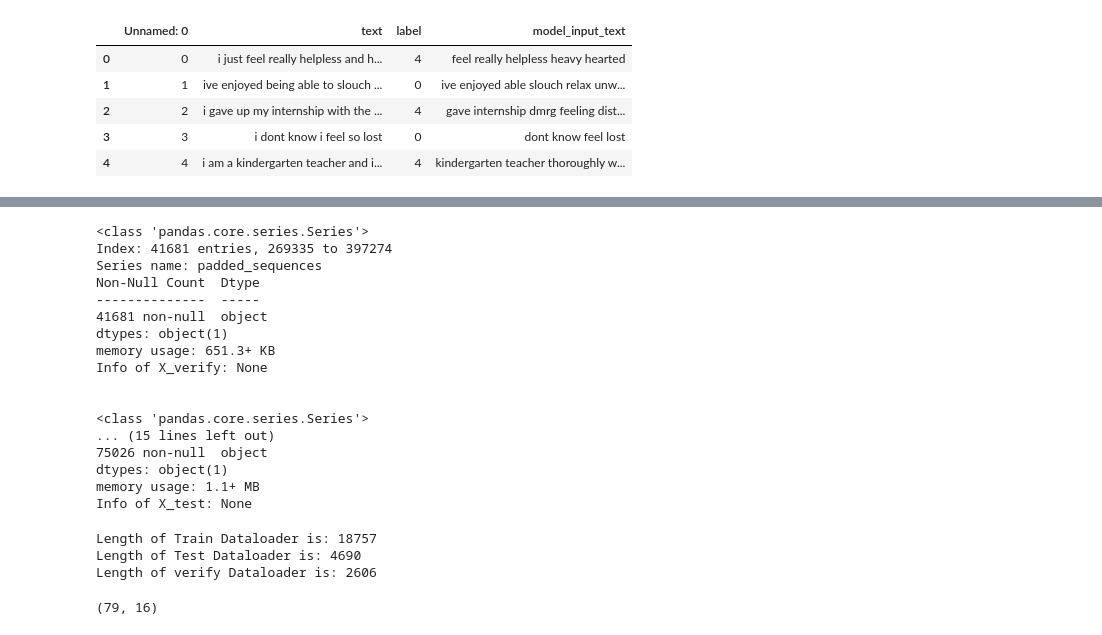
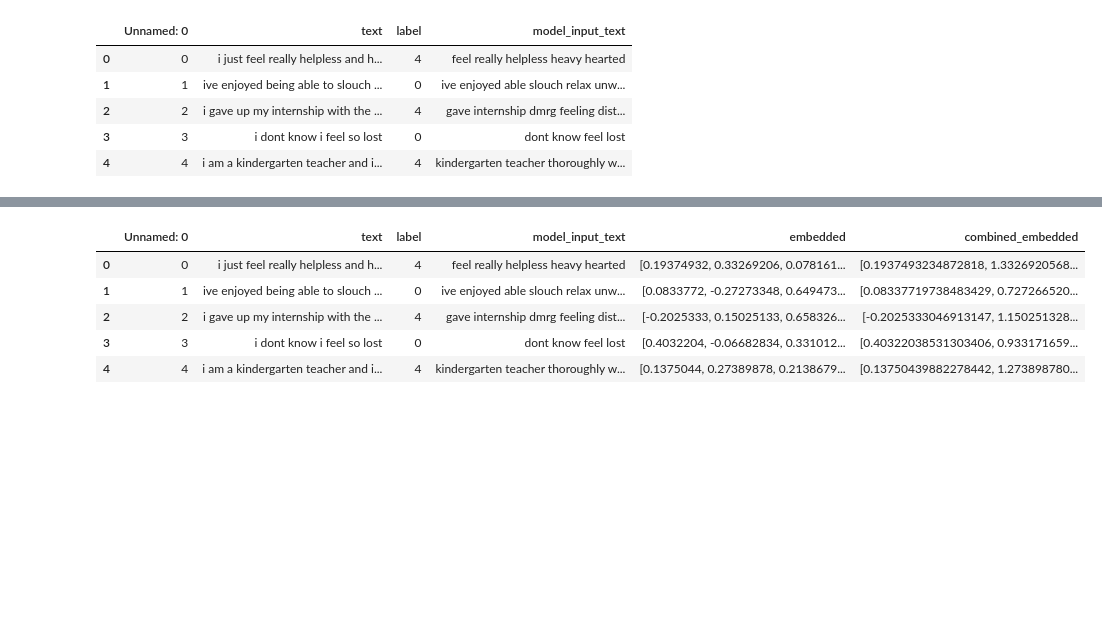
Before and after one commit to agoya27/Sentiment-Analysis-Using-Transformers, a Jupyter notebook: Sentiment_Analysis_Using_Transformers.ipynb, the cells around one changed output, grey strips where cells are left out. Cells and saved outputs as stored; diff of their text form; code cells hidden in the pictures; blank space fills up the shorter version.

```diff
--- a/Sentiment_Analysis_Using_Transformers.ipynb
+++ b/Sentiment_Analysis_Using_Transformers.ipynb
@@ -169,0 +109,11 @@ data.head()
+# %%
+from sentence_transformers import SentenceTransformer
+# Load a pre-trained model
+model = SentenceTransformer('paraphrase-MiniLM-L6-v2')
+
+def embedding(sentence):
+  embeddings = model.encode(sentence)
+  return embeddings
+# %%
+data['embedded'] = data['model_input_text'].apply(embedding)
+data.head()
@@ -170 +127,26 @@ data.head()
+# %%
+def get_positional_encodings(seq_len=1, embedding_dim=384):
+    pos_enc = np.zeros((seq_len, embedding_dim))
+    for pos in range(seq_len):
+        for i in range(0, embedding_dim, 2):
+            pos_enc[pos, i] = np.sin(pos / (10000 ** ((2 * i)/embedding_dim)))
+            if i + 1 < embedding_dim:
+                pos_enc[pos, i + 1] = np.cos(pos / (10000 ** ((2 * (i + 1))/embedding_dim)))
+    return pos_enc
+# %%
+position_encoding = get_positional_encodings()
+
+def combined_embedding(embedding):
+  comb_embedding = embedding + position_encoding.squeeze(0)
+  return comb_embedding
+# %%
+data['combined_embedded'] = data['embedded'].apply(combined_embedding)
+data.head()
+# %% [output]
+|  | Unnamed: 0 | text | label | model_input_text | embedded | combined_embedded |
+| 0 | 0 | i just feel really helpless and h... | 4 | feel really helpless heavy hearted | [0.19374932, 0.33269206, 0.078161... | [0.1937493234872818, 1.3326920568... |
+| 1 | 1 | ive enjoyed being able to slouch ... | 0 | ive enjoyed able slouch relax unw... | [0.0833772, -0.27273348, 0.649473... | [0.08337719738483429, 0.727266520... |
+| 2 | 2 | i gave up my internship with the ... | 4 | gave internship dmrg feeling dist... | [-0.2025333, 0.15025133, 0.658326... | [-0.2025333046913147, 1.150251328... |
+| 3 | 3 | i dont know i feel so lost | 0 | dont know feel lost | [0.4032204, -0.06682834, 0.331012... | [0.40322038531303406, 0.933171659... |
+| 4 | 4 | i am a kindergarten teacher and i... | 4 | kindergarten teacher thoroughly w... | [0.1375044, 0.27389878, 0.2138679... | [0.13750439882278442, 1.273898780... |
 # %%
@@ -181,23 +163,5 @@ X_train, X_test, y_train, y_test = train_test_split(X_model, y_model, test_size=
 # %%
-print(f"Info of X_verify: {X_verify.info()} \n\n")
-print(f"Info of X_train: {X_train.info()} \n\n")
-print(f"Info of X_test: {X_test.info()} \n\n")
+# print(f"Info of X_verify: {X_verify.info()} \n\n")
+# print(f"Info of X_train: {X_train.info()} \n\n")
+# print(f"Info of X_test: {X_test.info()} \n\n")
-# %% [output]
-<class 'pandas.core.series.Series'>
-Index: 41681 entries, 269335 to 397274
-Series name: padded_sequences
-Non-Null Count  Dtype
---------------  -----
-41681 non-null  object
-dtypes: object(1)
-memory usage: 651.3+ KB
-Info of X_verify: None
-
-
-<class 'pandas.core.series.Series'>
-... (15 lines left out)
-75026 non-null  object
-dtypes: object(1)
-memory usage: 1.1+ MB
-Info of X_test: None
 # %%
@@ -222,13 +186,7 @@ for X_batch, y_batch in verify_dataloader:
 # %%
-print(f"Length of Train Dataloader is: {len(train_dataloader)}")
-print(f"Length of Test Dataloader is: {len(test_dataloader)}")
-print(f"Length of verify Dataloader is: {len(verify_dataloader)}")
+# print(f"Length of Train Dataloader is: {len(train_dataloader)}")
+# print(f"Length of Test Dataloader is: {len(test_dataloader)}")
+# print(f"Length of verify Dataloader is: {len(verify_dataloader)}")
-# %% [output]
-Length of Train Dataloader is: 18757
-Length of Test Dataloader is: 4690
-Length of verify Dataloader is: 2606
 # %%
-train_feature_batch, train_labels_batch = next(iter(train_dataloader))
-len(train_feature_batch), len(train_labels_batch)
+# train_feature_batch, train_labels_batch = next(iter(train_dataloader))
+# len(train_feature_batch), len(train_labels_batch)
-# %% [output]
-(79, 16)
```
Also changed, not shown: parts of 20 cells of this notebook.
